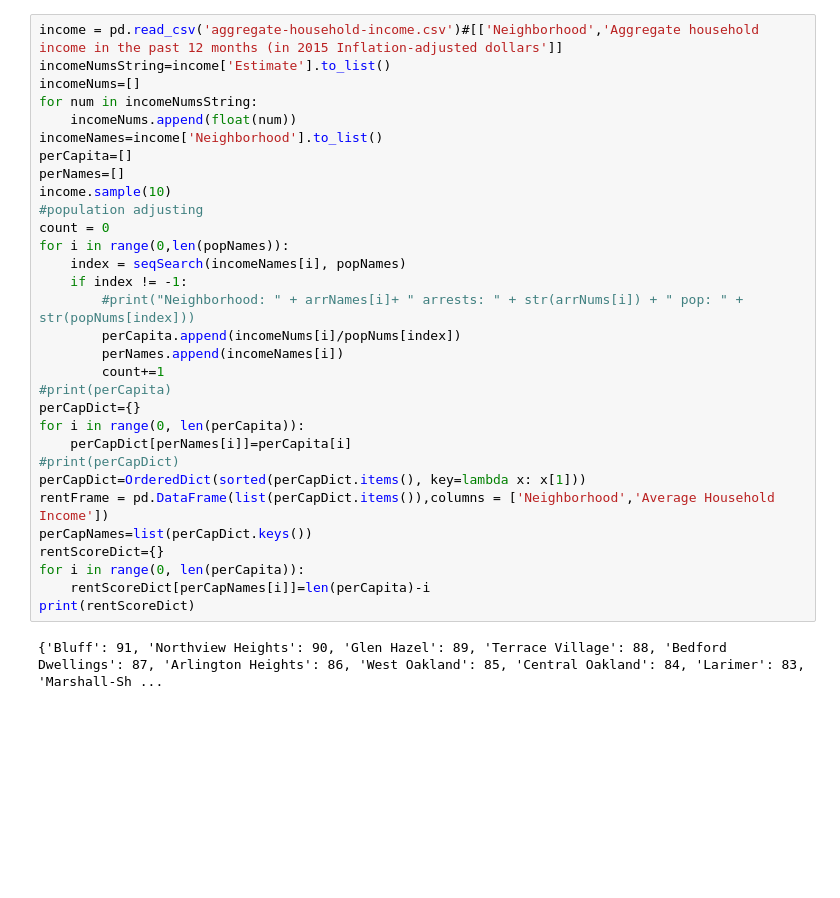
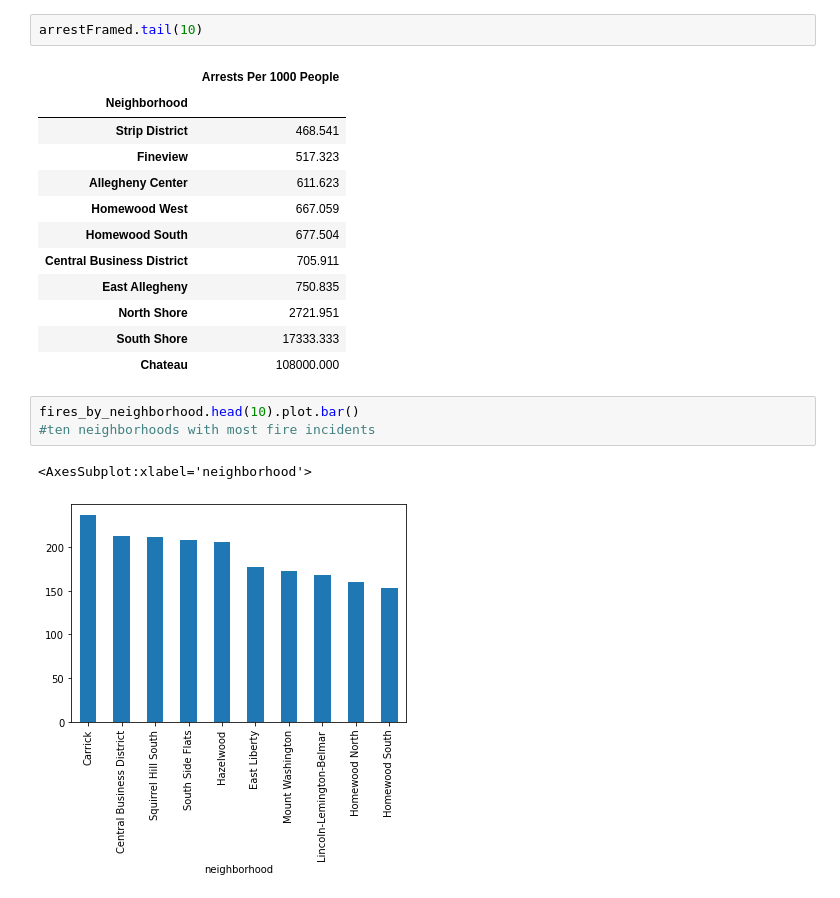
Before and after one commit to SelaseTedjameMortty/cmpinf0010final, a Jupyter notebook: arrests.ipynb, the cells around one changed output. Drawn from its saved outputs; the diff is of its cells as text; blank space fills up the shorter version.

```diff
--- a/arrests.ipynb
+++ b/arrests.ipynb
@@ -71,33 +159,21 @@ seqSearch(arrNames[i], popNames)
-# %%
-income = pd.read_csv('aggregate-household-income.csv')#[['Neighborhood','Aggregate household income in the past 12 months (in 2015 Inflation-adjusted dollars']]
-incomeNumsString=income['Estimate'].to_list()
-incomeNums=[]
-for num in incomeNumsString:
-    incomeNums.append(float(num))
-incomeNames=income['Neighborhood'].to_list()
-perCapita=[]
-perNames=[]
-income.sample(10)
-#population adjusting
-count = 0
-for i in range(0,len(popNames)):
-    index = seqSearch(incomeNames[i], popNames)
-    if index != -1:
-        #print("Neighborhood: " + arrNames[i]+ " arrests: " + str(arrNums[i]) + " pop: " + str(popNums[index]))
-        perCapita.append(incomeNums[i]/popNums[index])
-        perNames.append(incomeNames[i])
-        count+=1
-#print(perCapita)
-perCapDict={}
-for i in range(0, len(perCapita)):
-    perCapDict[perNames[i]]=perCapita[i]
-#print(perCapDict)
-perCapDict=OrderedDict(sorted(perCapDict.items(), key=lambda x: x[1]))
-rentFrame = pd.DataFrame(list(perCapDict.items()),columns = ['Neighborhood','Average Household Income'])
-perCapNames=list(perCapDict.keys())
-rentScoreDict={}
-for i in range(0, len(perCapita)):
-    rentScoreDict[perCapNames[i]]=len(perCapita)-i
-print(rentScoreDict)
-# %% [output]
-{'Bluff': 91, 'Northview Heights': 90, 'Glen Hazel': 89, 'Terrace Village': 88, 'Bedford Dwellings': 87, 'Arlington Heights': 86, 'West Oakland': 85, 'Central Oakland': 84, 'Larimer': 83, 'Marshall-Sh ...
+# %%
+arrestFramed.tail(10)
+# %% [output]
+|  | Arrests Per 1000 People |
+| Neighborhood |  |
+| Strip District | 468.541 |
+| Fineview | 517.323 |
+| Allegheny Center | 611.623 |
+| Homewood West | 667.059 |
+| Homewood South | 677.504 |
+| Central Business District | 705.911 |
+| East Allegheny | 750.835 |
+| North Shore | 2721.951 |
+| South Shore | 17333.333 |
+| Chateau | 108000.000 |
+# %%
+fires_by_neighborhood.head(10).plot.bar()
+#ten neighborhoods with most fire incidents
+# %% [output]
+<AxesSubplot:xlabel='neighborhood'>
+[figure, added]
```
Also changed, not shown: parts of 6 cells of this notebook, 2 other files.
